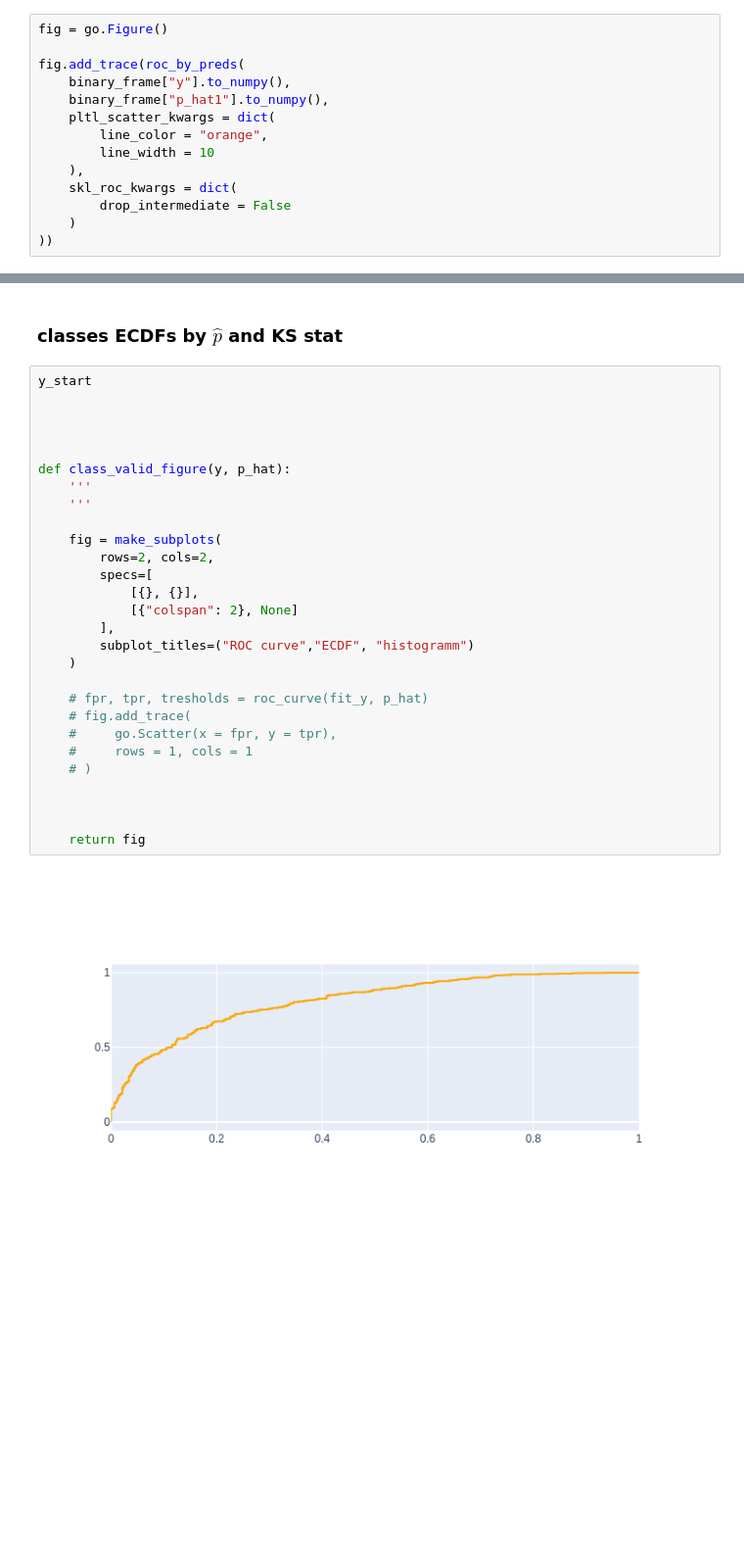
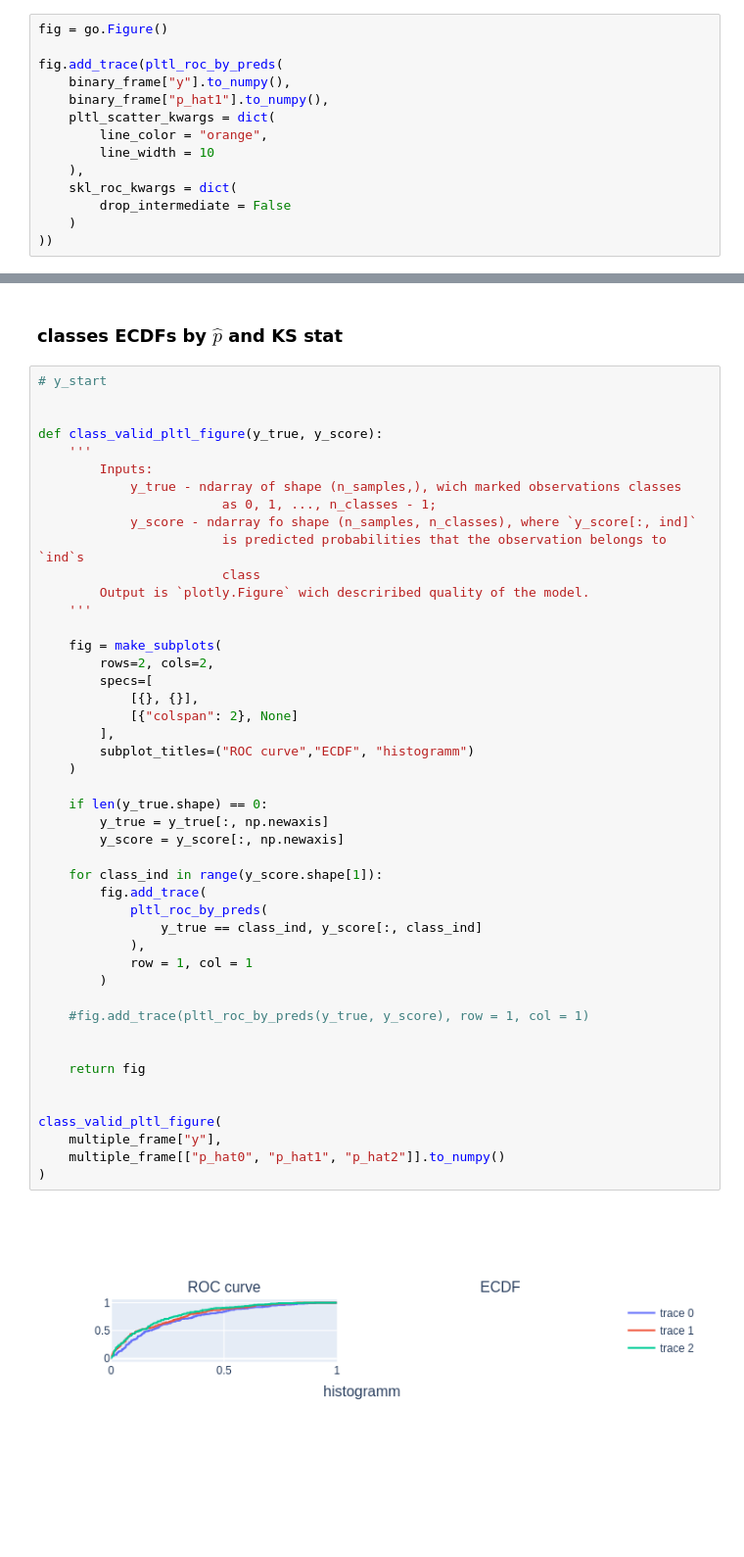
Before and after one commit to Dranikf/DS_common, a Jupyter notebook: model_description.ipynb, the cells around one changed output, grey strips where cells are left out. Shown at 98% size. Drawn from its saved outputs; the diff is of its cells as text; blank space fills up the shorter version.

Commit message:
class_valid_pltl_figure started

```diff
--- a/model_description.ipynb
+++ b/model_description.ipynb
@@ -51,7 +51,7 @@ multiple_frame['y'] = multiple_frame.apply(
 # %%
 fig = go.Figure()
 
-fig.add_trace(roc_by_preds(
+fig.add_trace(pltl_roc_by_preds(
     binary_frame["y"].to_numpy(),
     binary_frame["p_hat1"].to_numpy(),
     pltl_scatter_kwargs = dict(
@@ -67,32 +84,50 @@ fig.add_trace(roc_by_preds(
 # %% [markdown]
 ### classes ECDFs by $\hat{p}$ and KS stat
 # %%
-y_start
+# y_start
 
 
-
-
-def class_valid_figure(y, p_hat):
+def class_valid_pltl_figure(y_true, y_score):
     '''
+        Inputs:
+            y_true - ndarray of shape (n_samples,), wich marked observations classes
+                        as 0, 1, ..., n_classes - 1;
+            y_score - ndarray fo shape (n_samples, n_classes), where `y_score[:, ind]`
+                        is predicted probabilities that the observation belongs to `ind`s
+                        class
+        Output is `plotly.Figure` wich descriribed quality of the model.
     '''
 
     fig = make_subplots(
         rows=2, cols=2,
         specs=[
             [{}, {}],
             [{"colspan": 2}, None]
         ],
         subplot_titles=("ROC curve","ECDF", "histogramm")
     )
 
-    # fpr, tpr, tresholds = roc_curve(fit_y, p_hat)
-    # fig.add_trace(
-    #     go.Scatter(x = fpr, y = tpr),
-    #     rows = 1, cols = 1
-    # )
+    if len(y_true.shape) == 0:
+        y_true = y_true[:, np.newaxis]
+        y_score = y_score[:, np.newaxis]
 
+    for class_ind in range(y_score.shape[1]):
+        fig.add_trace(
+            pltl_roc_by_preds(
+                y_true == class_ind, y_score[:, class_ind]
+            ),
+            row = 1, col = 1
+        )
+
+    #fig.add_trace(pltl_roc_by_preds(y_true, y_score), row = 1, col = 1)
 
 
     return fig
+
+
+class_valid_pltl_figure(
+    multiple_frame["y"],
+    multiple_frame[["p_hat0", "p_hat1", "p_hat2"]].to_numpy()
+)
 # %% [output]
-[figure, old version]
+[figure, new version]
```
Also changed, not shown: parts of 9 cells of this notebook, 2 other files.
